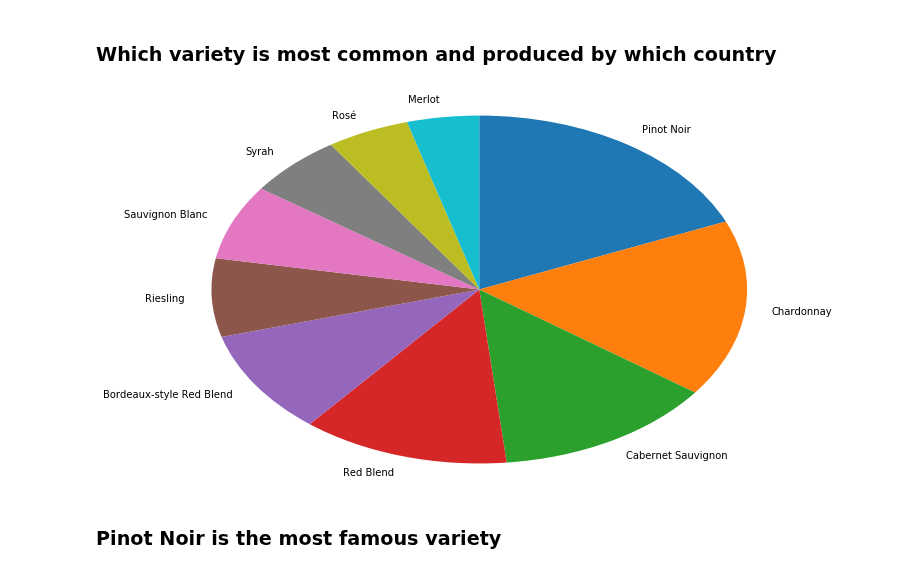
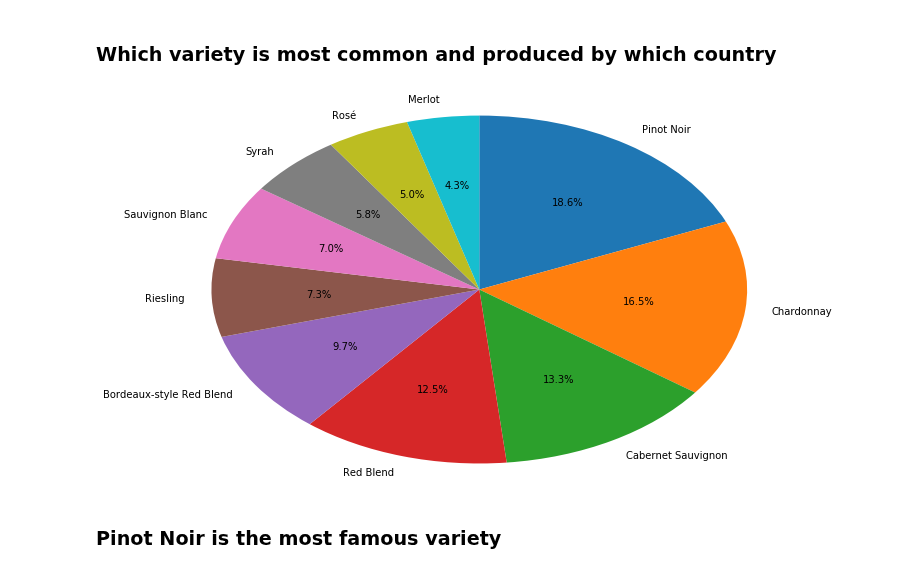
Before and after one commit to Heisenberg0203/Kaggle, a Jupyter notebook: wine-reviews/EDA-wine.ipynb, the cells around one changed output. Drawn from its saved outputs; the diff is of its cells as text; code cells hidden in the pictures.

```diff
--- a/wine-reviews/EDA-wine.ipynb
+++ b/wine-reviews/EDA-wine.ipynb
@@ -146,10 +168,10 @@ print(bestbuy['country'].value_counts()[0])
 ### Which variety is most common and produced by which country
 # %%
 df=bestbuy.variety.value_counts()[0:10]
-plt.pie(df,labels=df.index,radius=2,startangle=90,counterclock=False)
+plt.pie(df,labels=df.index,radius=2,startangle=90,counterclock=False,autopct='%1.1f%%')
 plt.show()
 # %% [output]
-[figure, old version]
+[figure, new version]
 # %% [markdown]
 ### Pinot Noir is the most famous variety
 # %%
```
Also changed, not shown: parts of 4 cells of this notebook, 23 other files.
